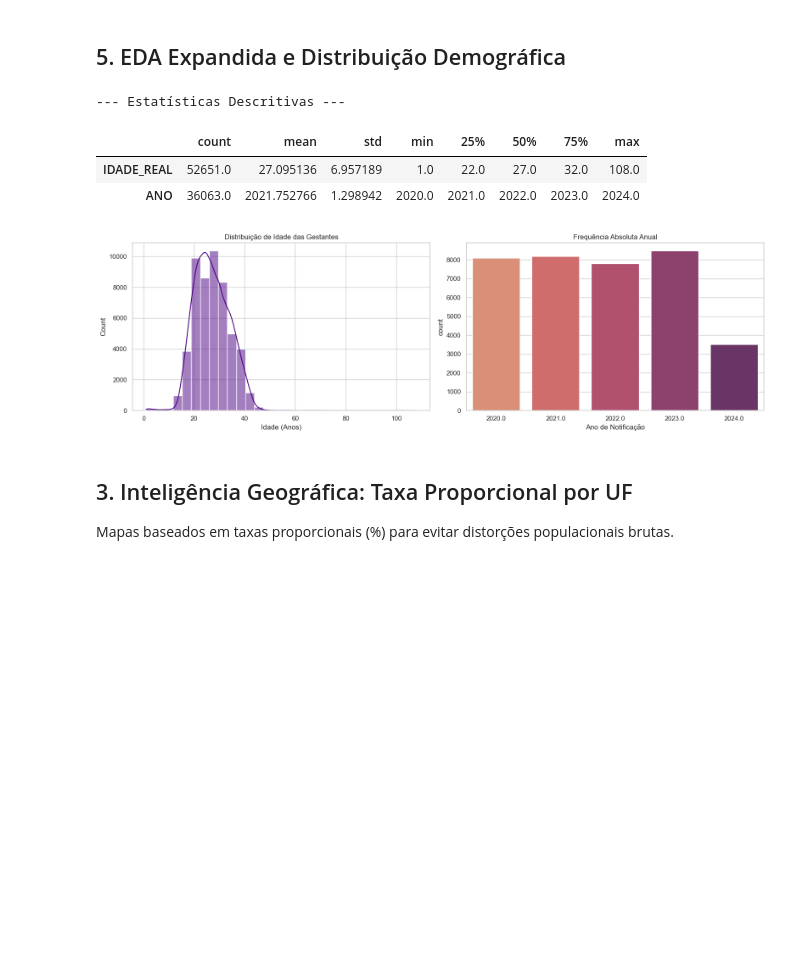
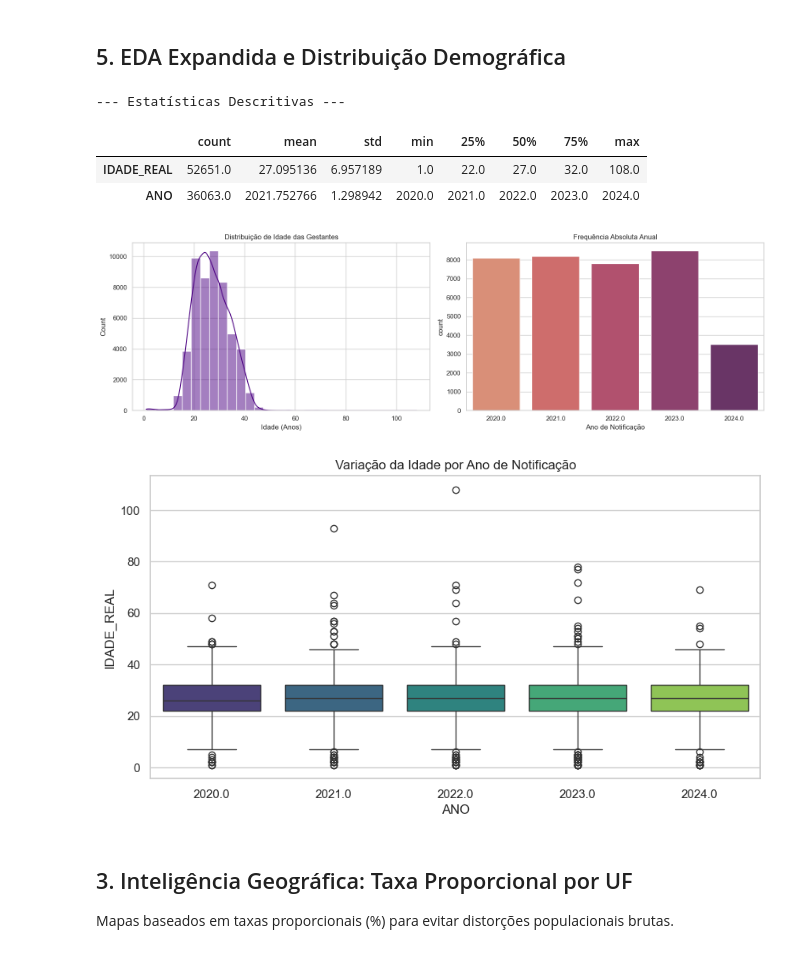
Before and after one commit to psantiago20/Desafio_Relampago_Analytics, a Jupyter notebook: notebooks/HIV-Gestante-Completo.ipynb, the cells around one changed output. Saved outputs shown, nothing was run; the diff lists cells and outputs as text; code cells hidden in the pictures; blank space fills up the shorter version.

```diff
--- a/notebooks/HIV-Gestante-Completo.ipynb
+++ b/notebooks/HIV-Gestante-Completo.ipynb
@@ -394,24 +402,30 @@ Chi-quadrado = 345.1007, p-value = 1.98537159778866e-72
 # %%
 print("--- Estatísticas Descritivas ---")
 display(df[['IDADE_REAL', 'ANO']].describe().T)
 
 fig, axes = plt.subplots(1, 2, figsize=(16, 5))
 sns.histplot(df['IDADE_REAL'].dropna(), bins=30, kde=True, ax=axes[0], color='indigo')
 axes[0].set_title('Distribuição de Idade das Gestantes')
 axes[0].set_xlabel('Idade (Anos)')
 
 # Tendencia simples anual
 sns.countplot(data=df, x='ANO', ax=axes[1], palette='flare')
 axes[1].set_title('Frequência Absoluta Anual')
 axes[1].set_xlabel('Ano de Notificação')
 plt.tight_layout()
 plt.show()
+
+plt.figure(figsize=(10,5))
+sns.boxplot(x='ANO', y='IDADE_REAL', data=df, palette='viridis')
+plt.title("Variação da Idade por Ano de Notificação")
+plt.show()
 # %% [output]
 --- Estatísticas Descritivas ---
 |  | count | mean | std | min | 25% | 50% | 75% | max |
 | IDADE_REAL | 52651.0 | 27.095136 | 6.957189 | 1.0 | 22.0 | 27.0 | 32.0 | 108.0 |
 | ANO | 36063.0 | 2021.752766 | 1.298942 | 2020.0 | 2021.0 | 2022.0 | 2023.0 | 2024.0 |
 [figure]
+[figure, added]
 # %% [markdown]
 ## 3. Inteligência Geográfica: Taxa Proporcional por UF
 
```
Also changed, not shown: parts of 4 cells of this notebook, 1 other file.
